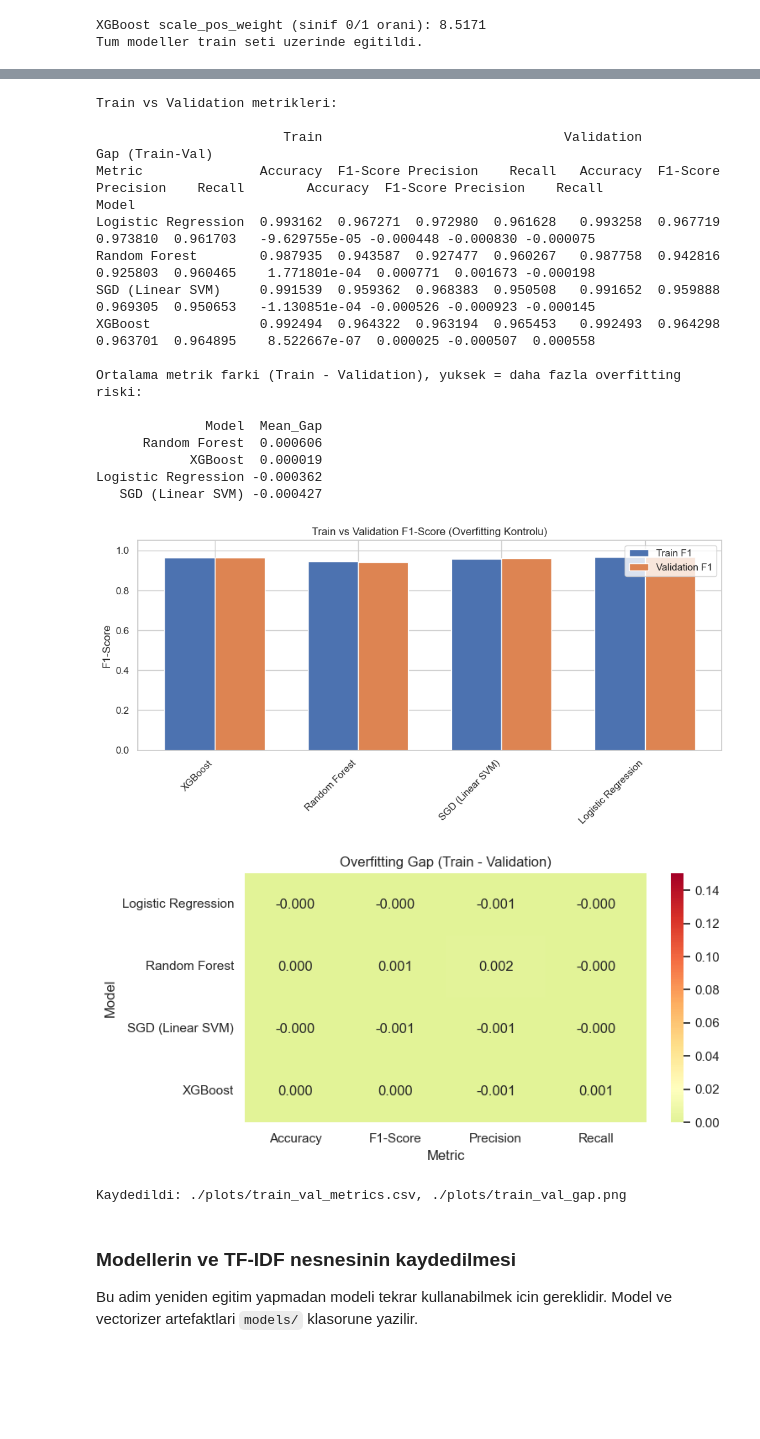
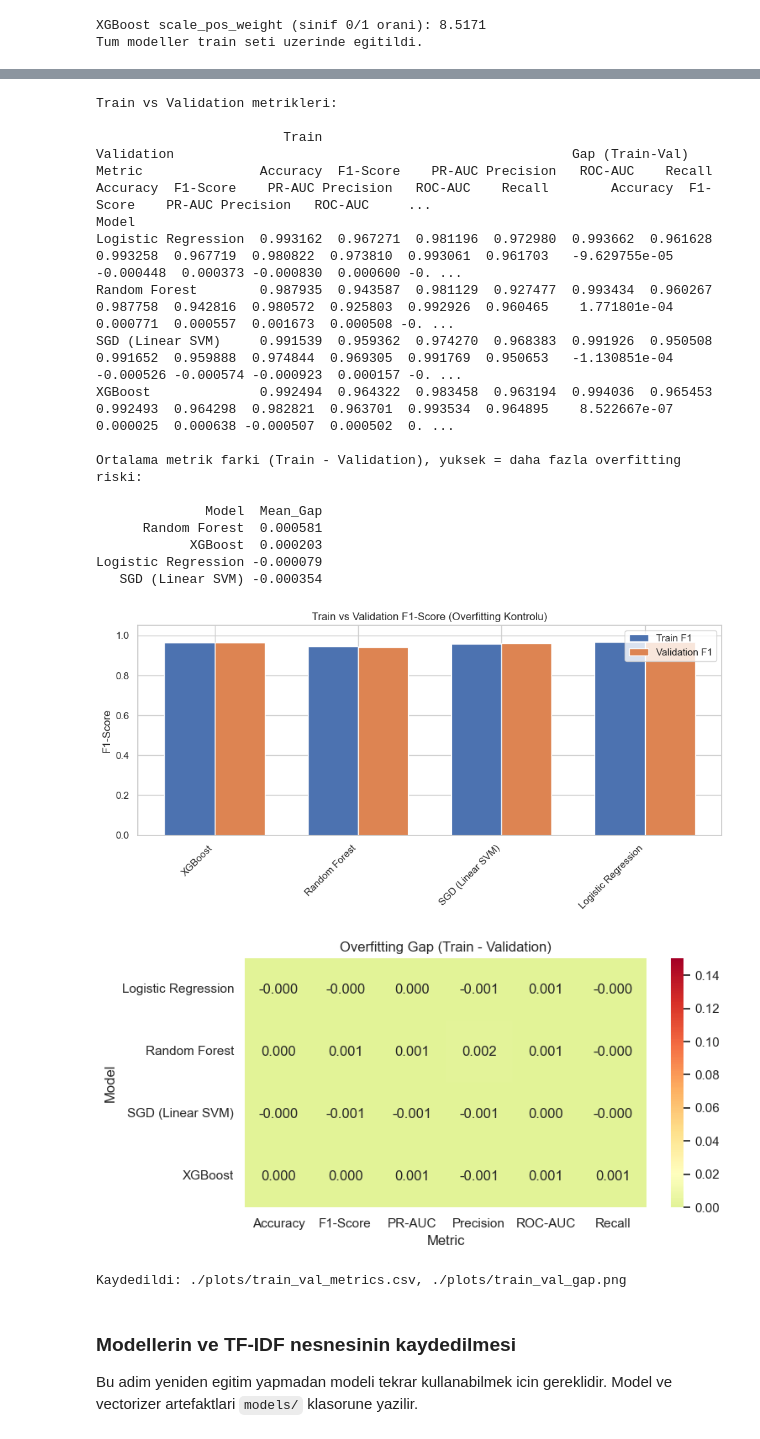
Before and after one commit to muratkakcigaz/ML-SQL-IDS, a Jupyter notebook: sql_ids_single_flow.ipynb, the cells around one changed output, grey strips where cells are left out. Saved outputs shown, nothing was run; the diff lists cells and outputs as text; code cells hidden in the pictures; blank space fills up the shorter version.

```diff
--- a/sql_ids_single_flow.ipynb
+++ b/sql_ids_single_flow.ipynb
@@ -73,0 +78,21 @@ Name: count, dtype: int64
+# %%
+import numpy as np
+
+# Kaynak etiketi: SQLiV3 vs "better" dataset (ham dosyalardan Sentence eslesmesi)
+PATH_SQLIV3 = "./data/SQLiV3.csv"
+PATH_BETTER = "./data/looking for beter dataset/dataset.csv"
+
+sqliv3_raw = pd.read_csv(PATH_SQLIV3, encoding="UTF-8")
+sqliv3_raw = sqliv3_raw.drop(columns=["Unnamed: 2", "Unnamed: 3"], errors="ignore")
+sqliv3_sentences = set(sqliv3_raw["Sentence"].astype(str))
+
+df["dataset_source"] = np.where(
+    df["Sentence"].astype(str).isin(sqliv3_sentences),
+    "sqliv3",
+    "better",
+)
+
+print("\nKaynak dagilimi (tum dataset):")
+print(df["dataset_source"].value_counts())
+print("\nLabel x kaynak:")
+print(pd.crosstab(df["Label"], df["dataset_source"]))
@@ -226,23 +302,12 @@ import seaborn as sns
 
 os.makedirs("plots", exist_ok=True)
 
-METRIC_COLS = ["Accuracy", "Precision", "Recall", "F1-Score"]
-
-
-def evaluate_split(model, X, y_true):
-    y_pred = model.predict(X)
-    return {
-        "Accuracy": accuracy_score(y_true, y_pred),
-        "Precision": precision_score(y_true, y_pred, average="binary", zero_division=0),
-        "Recall": recall_score(y_true, y_pred, average="binary", zero_division=0),
-        "F1-Score": f1_score(y_true, y_pred, average="binary", zero_division=0),
-    }
-
+METRIC_COLS = ["Accuracy", "Precision", "Recall", "F1-Score", "ROC-AUC", "PR-AUC"]
 
 train_val_rows = []
 for model_name, model in models.items():
-    train_m = evaluate_split(model, X_train, y_train)
-    val_m = evaluate_split(model, X_val, y_val)
+    train_m = split_metrics(model, X_train, y_train)
+    val_m = split_metrics(model, X_val, y_val)
     for metric in METRIC_COLS:
         gap = train_m[metric] - val_m[metric]
         train_val_rows.append(
@@ -282,44 +347,44 @@ plt.bar([i + width / 2 for i in x], f1_gap["Validation"], width, label="Validati
 plt.xticks(x, f1_gap["Model"], rotation=45, ha="right")
 plt.ylim(0, 1.05)
 plt.ylabel("F1-Score")
 plt.title("Train vs Validation F1-Score (Overfitting Kontrolu)")
 plt.legend()
 plt.tight_layout()
 plt.savefig("./plots/train_val_gap.png", dpi=150)
 plt.show()
 plt.close()
 
 # Tum metrikler icin gap heatmap
 gap_pivot = train_val_df.pivot(index="Model", columns="Metric", values="Gap (Train-Val)")
 plt.figure(figsize=(8, 4))
 sns.heatmap(gap_pivot, annot=True, fmt=".3f", cmap="RdYlGn_r", center=0.02, vmin=0, vmax=0.15)
 plt.title("Overfitting Gap (Train - Validation)")
 plt.tight_layout()
 plt.savefig("./plots/train_val_gap_heatmap.png", dpi=150)
 plt.show()
 plt.close()
 
 print("\nKaydedildi: ./plots/train_val_metrics.csv, ./plots/train_val_gap.png")
 # %% [output]
 Train vs Validation metrikleri:
 
-                        Train                               Validation                               Gap (Train-Val)
-Metric               Accuracy  F1-Score Precision    Recall   Accuracy  F1-Score Precision    Recall        Accuracy  F1-Score Precision    Recall
+                        Train                                                   Validation                                                   Gap (Train-Val)
+Metric               Accuracy  F1-Score    PR-AUC Precision   ROC-AUC    Recall   Accuracy  F1-Score    PR-AUC Precision   ROC-AUC    Recall        Accuracy  F1-Score    PR-AUC Precision   ROC-AUC     ...
 Model
-Logistic Regression  0.993162  0.967271  0.972980  0.961628   0.993258  0.967719  0.973810  0.961703   -9.629755e-05 -0.000448 -0.000830 -0.000075
-Random Forest        0.987935  0.943587  0.927477  0.960267   0.987758  0.942816  0.925803  0.960465    1.771801e-04  0.000771  0.001673 -0.000198
-SGD (Linear SVM)     0.991539  0.959362  0.968383  0.950508   0.991652  0.959888  0.969305  0.950653   -1.130851e-04 -0.000526 -0.000923 -0.000145
-XGBoost              0.992494  0.964322  0.963194  0.965453   0.992493  0.964298  0.963701  0.964895    8.522667e-07  0.000025 -0.000507  0.000558
+Logistic Regression  0.993162  0.967271  0.981196  0.972980  0.993662  0.961628   0.993258  0.967719  0.980822  0.973810  0.993061  0.961703   -9.629755e-05 -0.000448  0.000373 -0.000830  0.000600 -0. ...
+Random Forest        0.987935  0.943587  0.981129  0.927477  0.993434  0.960267   0.987758  0.942816  0.980572  0.925803  0.992926  0.960465    1.771801e-04  0.000771  0.000557  0.001673  0.000508 -0. ...
+SGD (Linear SVM)     0.991539  0.959362  0.974270  0.968383  0.991926  0.950508   0.991652  0.959888  0.974844  0.969305  0.991769  0.950653   -1.130851e-04 -0.000526 -0.000574 -0.000923  0.000157 -0. ...
+XGBoost              0.992494  0.964322  0.983458  0.963194  0.994036  0.965453   0.992493  0.964298  0.982821  0.963701  0.993534  0.964895    8.522667e-07  0.000025  0.000638 -0.000507  0.000502  0. ...
 
 Ortalama metrik farki (Train - Validation), yuksek = daha fazla overfitting riski:
 
               Model  Mean_Gap
-      Random Forest  0.000606
-            XGBoost  0.000019
-Logistic Regression -0.000362
-   SGD (Linear SVM) -0.000427
+      Random Forest  0.000581
+            XGBoost  0.000203
+Logistic Regression -0.000079
+   SGD (Linear SVM) -0.000354
 [figure]
-[figure, old version]
+[figure, new version]
 Kaydedildi: ./plots/train_val_metrics.csv, ./plots/train_val_gap.png
 # %% [markdown]
 ### Modellerin ve TF-IDF nesnesinin kaydedilmesi
```
Also changed, not shown: parts of 19 cells of this notebook, 43 other files.
